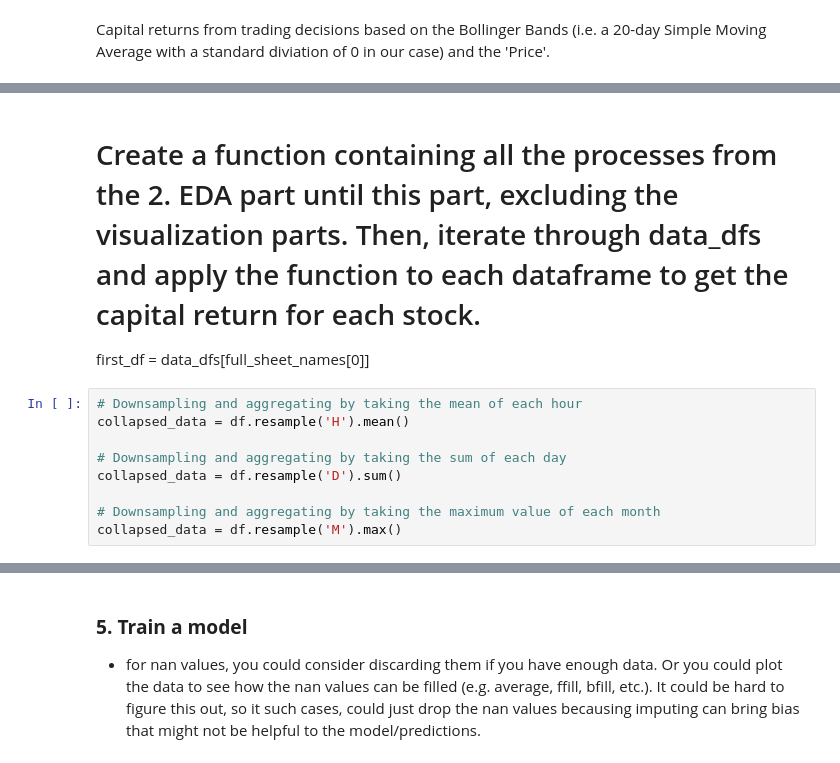
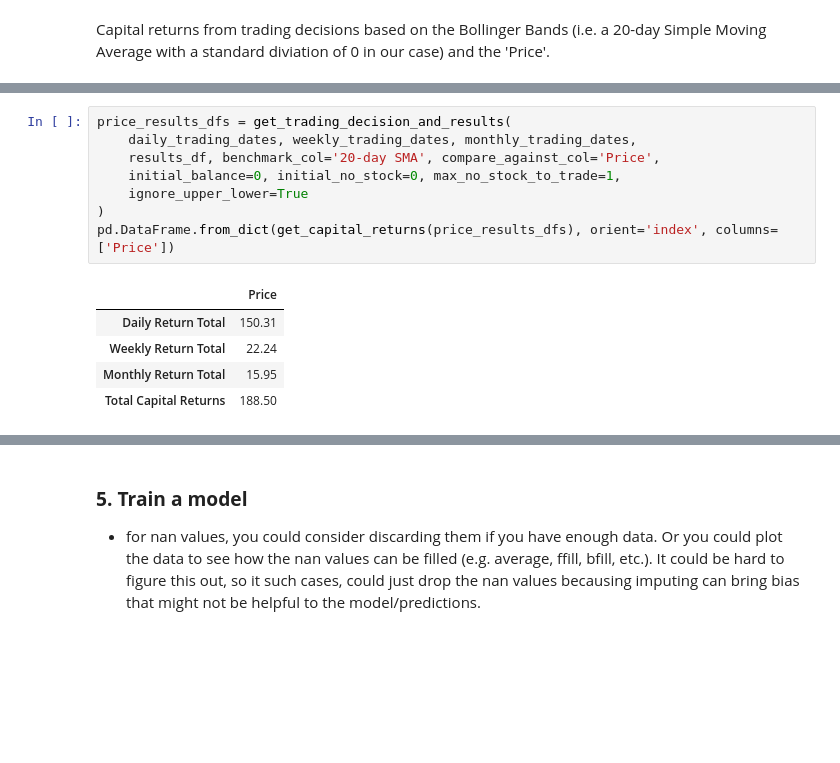
Before and after one commit to henryhyunwookim/ValueInvestor, a Jupyter notebook: ValueInvestor.ipynb, the cells around one changed output, grey strips where cells are left out. Cells and saved outputs as stored; diff of their text form; blank space fills up the shorter version.

Commit message:
update functions and notebook

```diff
--- a/ValueInvestor.ipynb
+++ b/ValueInvestor.ipynb
@@ -502,12 +524,14 @@ Capital return in total: 174.32
-# %% [markdown]
-# Create a function containing all the processes from the 2. EDA part until this part, excluding the visualization parts. Then, iterate through data_dfs and apply the function to each dataframe to get the capital return for each stock.
-first_df = data_dfs[full_sheet_names[0]]
-# %%
-# Downsampling and aggregating by taking the mean of each hour
-collapsed_data = df.resample('H').mean()
-
-# Downsampling and aggregating by taking the sum of each day
-collapsed_data = df.resample('D').sum()
-
-# Downsampling and aggregating by taking the maximum value of each month
-collapsed_data = df.resample('M').max()
+# %%
+price_results_dfs = get_trading_decision_and_results(
+    daily_trading_dates, weekly_trading_dates, monthly_trading_dates,
+    results_df, benchmark_col='20-day SMA', compare_against_col='Price',
+    initial_balance=0, initial_no_stock=0, max_no_stock_to_trade=1,
+    ignore_upper_lower=True
+)
+pd.DataFrame.from_dict(get_capital_returns(price_results_dfs), orient='index', columns=['Price'])
+# %% [output]
+|  | Price |
+| Daily Return Total | 150.31 |
+| Weekly Return Total | 22.24 |
+| Monthly Return Total | 15.95 |
+| Total Capital Returns | 188.50 |
```
Also changed, not shown: parts of 22 cells of this notebook, 2 other files.
